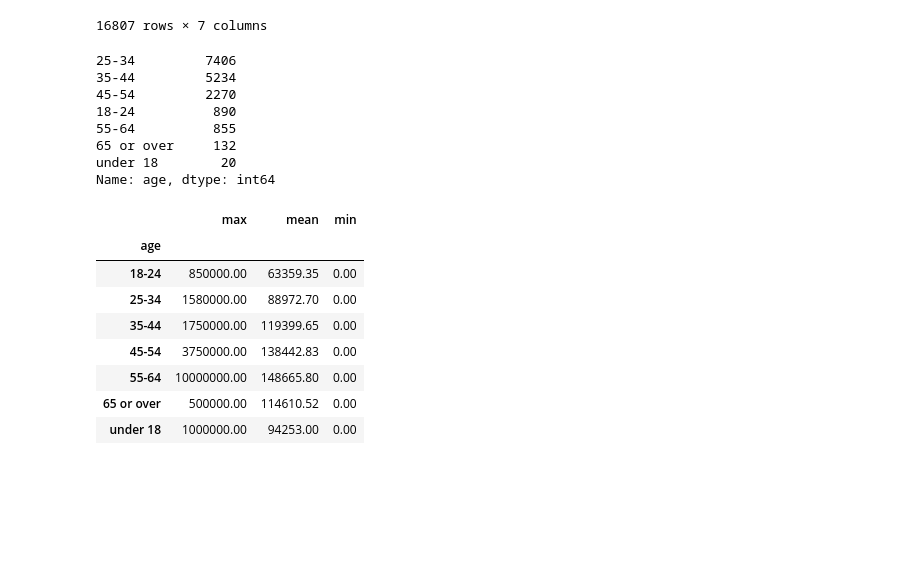
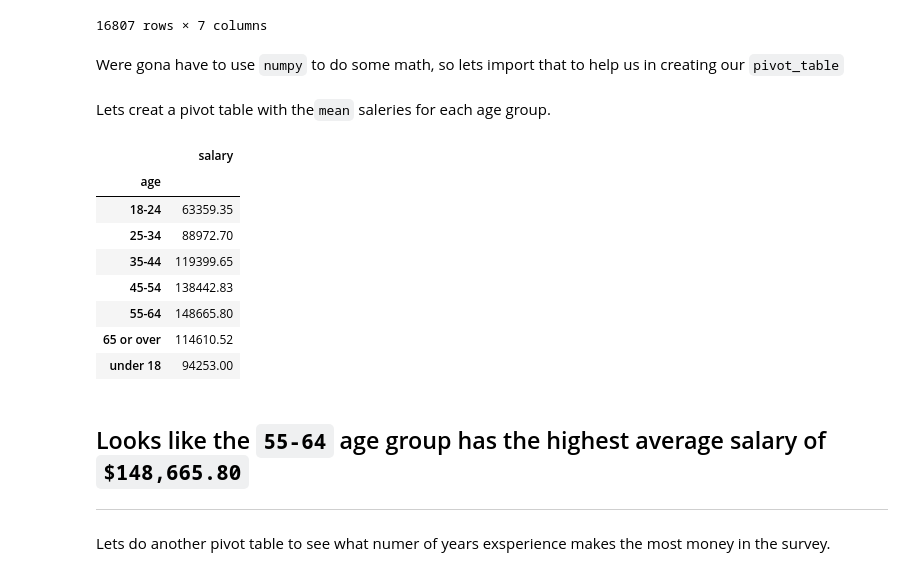
Before and after one commit to Dawad81/IS362-Database-Acquisition-and-Management, a Jupyter notebook: Project2/IS362_Project2.ipynb, the cells around one changed output. Saved outputs shown, nothing was run; the diff lists cells and outputs as text; code cells hidden in the pictures; blank space fills up the shorter version.

```diff
--- a/Project2/IS362_Project2.ipynb
+++ b/Project2/IS362_Project2.ipynb
@@ -439,32 +451,32 @@ us_salaries_int.sort_values(by='salary', ascending = False)
 | 23173 | 45-54 | None | none | 0.0 | USD | Miami FL USA | 21 - 30 years |
 | 12313 | 45-54 | IT | Program Manager | 0.0 | USD | UNKNOWN | 31 - 40 years |
 16807 rows × 7 columns
-# %%
-us_salaries_int['age'].value_counts()
-# %% [output]
-25-34         7406
-35-44         5234
-45-54         2270
-18-24          890
-55-64          855
-65 or over     132
-under 18        20
-Name: age, dtype: int64
+# %% [markdown]
+Were gona have to use `numpy` to do some math, so lets import that to help us in creating our `pivot_table`
 # %%
 import numpy as np
+# %% [markdown]
+Lets creat a pivot table  with the`mean` saleries for each age group.
 # %%
-table= pd.pivot_table(us_salaries_int, values='salary', index='age', aggfunc={'salary':[min, max,np.mean]})
+table= pd.pivot_table(us_salaries_int, values='salary', index='age', aggfunc={'salary':np.mean})
 #we format flotes to make the salaries more readable
 pd.options.display.float_format = '{:.2f}'.format
 table
 # %% [output]
-|  | max | mean | min |
-| age |  |  |  |
-| 18-24 | 850000.00 | 63359.35 | 0.00 |
-| 25-34 | 1580000.00 | 88972.70 | 0.00 |
-| 35-44 | 1750000.00 | 119399.65 | 0.00 |
-| 45-54 | 3750000.00 | 138442.83 | 0.00 |
-| 55-64 | 10000000.00 | 148665.80 | 0.00 |
-| 65 or over | 500000.00 | 114610.52 | 0.00 |
-| under 18 | 1000000.00 | 94253.00 | 0.00 |
+|  | salary |
+| age |  |
+| 18-24 | 63359.35 |
+| 25-34 | 88972.70 |
+| 35-44 | 119399.65 |
+| 45-54 | 138442.83 |
+| 55-64 | 148665.80 |
+| 65 or over | 114610.52 |
+| under 18 | 94253.00 |
+# %% [markdown]
+## Looks like the `55-64` age group has the highest average salary of `$148,665.80`
+
+***
+
+
+Lets do another pivot table to see what numer of years exsperience makes the most money in the survey.
 # %%
```
Also changed, not shown: parts of 56 cells of this notebook.
